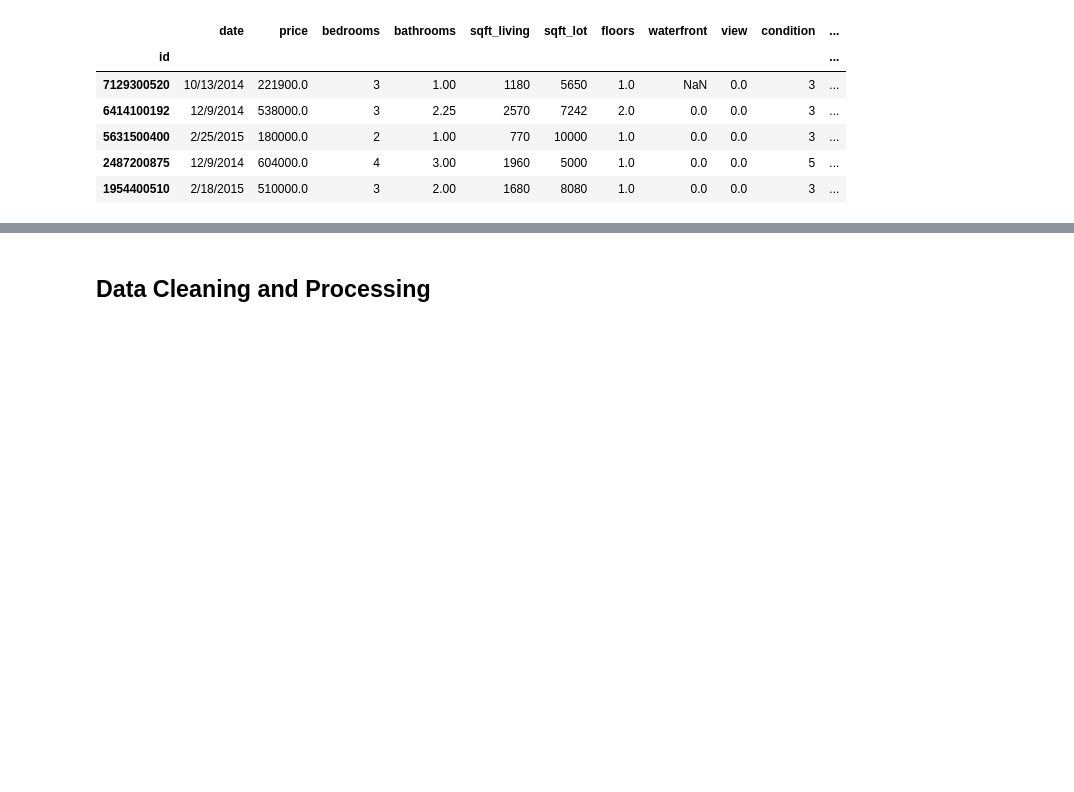
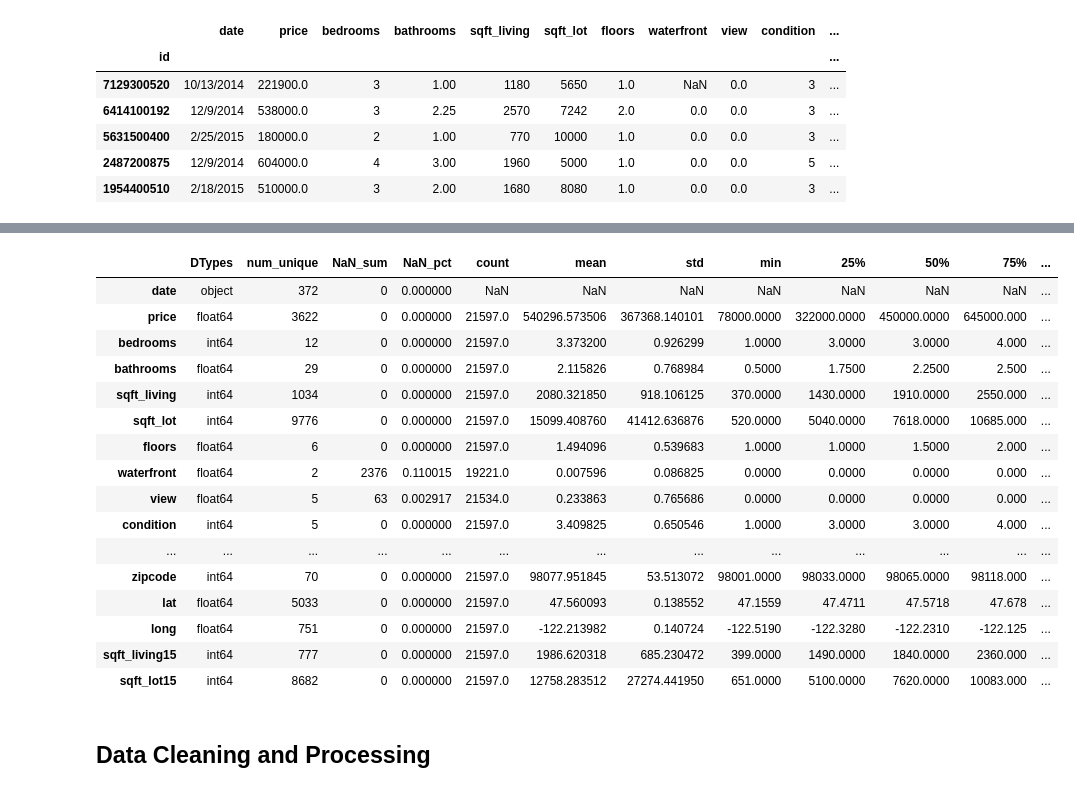
Before and after one commit to BenJMcCarty/BMC_KC_Housing_P2Project_v2, a Jupyter notebook: P2Pv2_now_w_pipes.ipynb, the cells around one changed output, grey strips where cells are left out. Cells and saved outputs as stored; diff of their text form; code cells hidden in the pictures; blank space fills up the shorter version.

```diff
--- a/P2Pv2_now_w_pipes.ipynb
+++ b/P2Pv2_now_w_pipes.ipynb
@@ -253,13 +249,3 @@ df.head()
 | 5631500400 | 2/25/2015 | 180000.0 | 2 | 1.00 | 770 | 10000 | 1.0 | 0.0 | 0.0 | 3 | ... |
 | 2487200875 | 12/9/2014 | 604000.0 | 4 | 3.00 | 1960 | 5000 | 1.0 | 0.0 | 0.0 | 5 | ... |
 | 1954400510 | 2/18/2015 | 510000.0 | 3 | 2.00 | 1680 | 8080 | 1.0 | 0.0 | 0.0 | 3 | ... |
-# %%
-## Create dataframe to review the number of unique values, each column's dataype,
-## the number of null values, and the percentage of null values in each column
-
-report_df = pd.DataFrame({'num_unique':df.nunique(),
-              'DTypes':df.dtypes,
-              'NaN_sum':df.isna().sum(),
-              'NaN_pct':df.isna().sum()/len(df)})
-
-pd.concat([df.describe().T,report_df], axis=1)
@@ -284,3 +252,25 @@ pd.concat([df.describe().T,report_df], axis=1)
+# %%
+## Review summary of dataframe details
+
+report_df(df)
+# %% [output]
+|  | DTypes | num_unique | NaN_sum | NaN_pct | count | mean | std | min | 25% | 50% | 75% | ... |
+| date | object | 372 | 0 | 0.000000 | NaN | NaN | NaN | NaN | NaN | NaN | NaN | ... |
+| price | float64 | 3622 | 0 | 0.000000 | 21597.0 | 540296.573506 | 367368.140101 | 78000.0000 | 322000.0000 | 450000.0000 | 645000.000 | ... |
+| bedrooms | int64 | 12 | 0 | 0.000000 | 21597.0 | 3.373200 | 0.926299 | 1.0000 | 3.0000 | 3.0000 | 4.000 | ... |
+| bathrooms | float64 | 29 | 0 | 0.000000 | 21597.0 | 2.115826 | 0.768984 | 0.5000 | 1.7500 | 2.2500 | 2.500 | ... |
+| sqft_living | int64 | 1034 | 0 | 0.000000 | 21597.0 | 2080.321850 | 918.106125 | 370.0000 | 1430.0000 | 1910.0000 | 2550.000 | ... |
+| sqft_lot | int64 | 9776 | 0 | 0.000000 | 21597.0 | 15099.408760 | 41412.636876 | 520.0000 | 5040.0000 | 7618.0000 | 10685.000 | ... |
+| floors | float64 | 6 | 0 | 0.000000 | 21597.0 | 1.494096 | 0.539683 | 1.0000 | 1.0000 | 1.5000 | 2.000 | ... |
+| waterfront | float64 | 2 | 2376 | 0.110015 | 19221.0 | 0.007596 | 0.086825 | 0.0000 | 0.0000 | 0.0000 | 0.000 | ... |
+| view | float64 | 5 | 63 | 0.002917 | 21534.0 | 0.233863 | 0.765686 | 0.0000 | 0.0000 | 0.0000 | 0.000 | ... |
+| condition | int64 | 5 | 0 | 0.000000 | 21597.0 | 3.409825 | 0.650546 | 1.0000 | 3.0000 | 3.0000 | 4.000 | ... |
+| ... | ... | ... | ... | ... | ... | ... | ... | ... | ... | ... | ... | ... |
+| zipcode | int64 | 70 | 0 | 0.000000 | 21597.0 | 98077.951845 | 53.513072 | 98001.0000 | 98033.0000 | 98065.0000 | 98118.000 | ... |
+| lat | float64 | 5033 | 0 | 0.000000 | 21597.0 | 47.560093 | 0.138552 | 47.1559 | 47.4711 | 47.5718 | 47.678 | ... |
+| long | float64 | 751 | 0 | 0.000000 | 21597.0 | -122.213982 | 0.140724 | -122.5190 | -122.3280 | -122.2310 | -122.125 | ... |
+| sqft_living15 | int64 | 777 | 0 | 0.000000 | 21597.0 | 1986.620318 | 685.230472 | 399.0000 | 1490.0000 | 1840.0000 | 2360.000 | ... |
+| sqft_lot15 | int64 | 8682 | 0 | 0.000000 | 21597.0 | 12758.283512 | 27274.441950 | 651.0000 | 5100.0000 | 7620.0000 | 10083.000 | ... |
 # %% [markdown]
 ## Data Cleaning and Processing
 # %%
```
Also changed, not shown: parts of 32 cells of this notebook, 1 other file.
